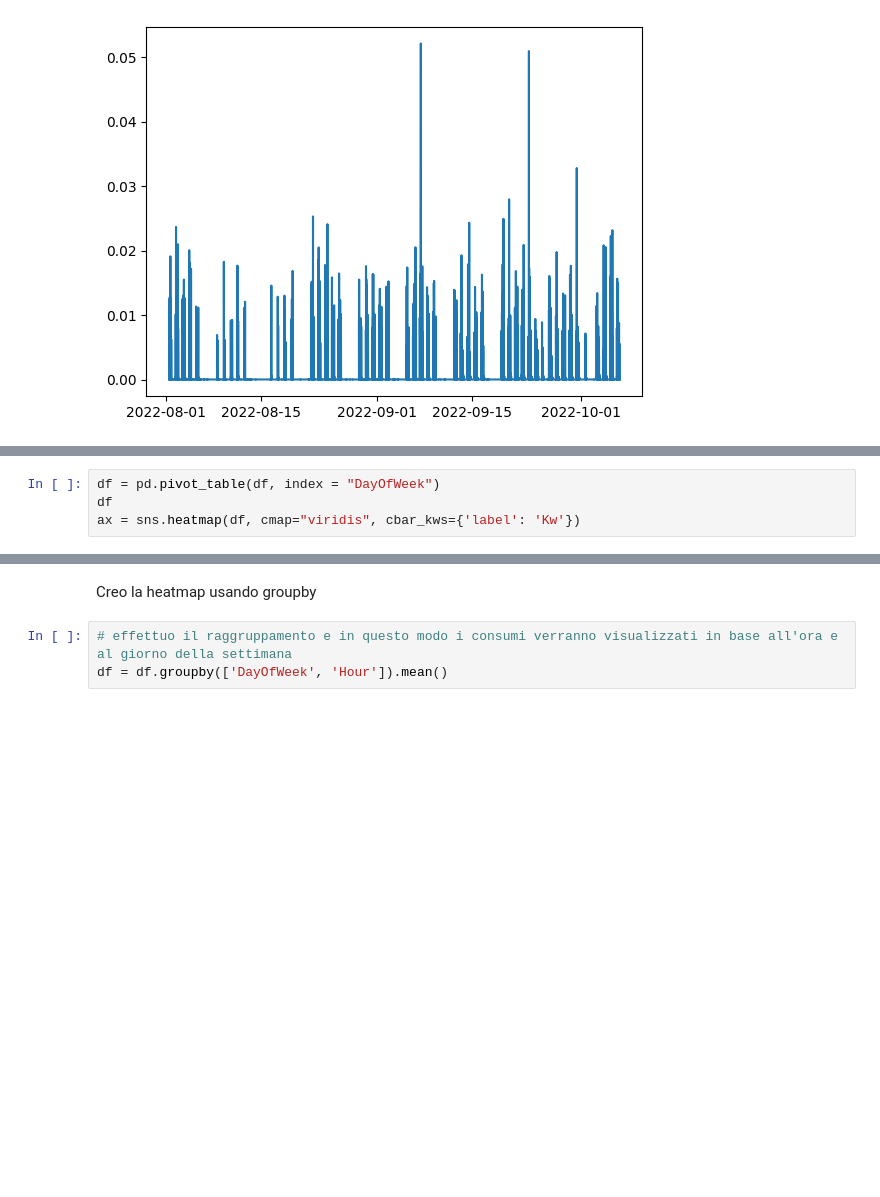
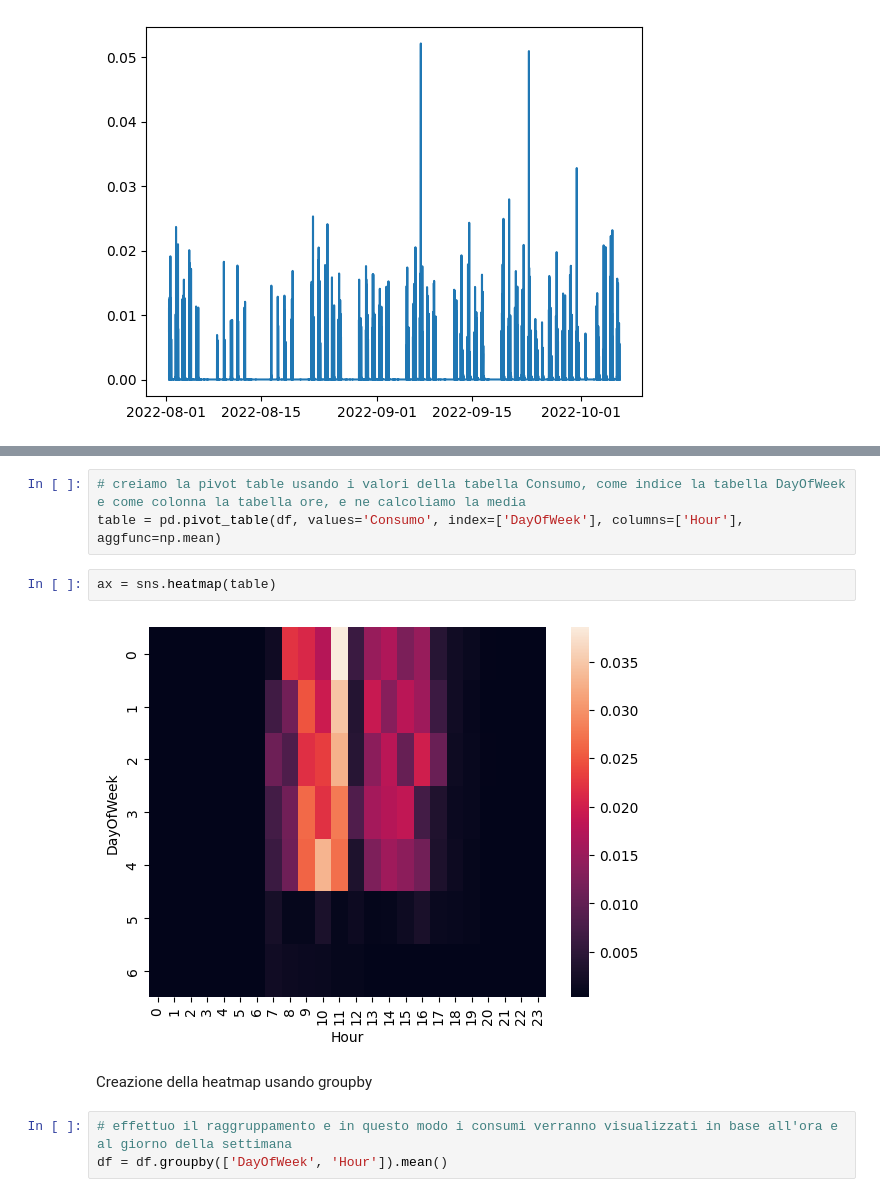
Before and after one commit to Marawan89/bigData_project, a Jupyter notebook: coffee_machine_heatmap.ipynb, the cells around one changed output, grey strips where cells are left out. Cells and saved outputs as stored; diff of their text form; blank space fills up the shorter version.

Commit message:
figured out how to create the pivot table, and created the heatmap of it

```diff
--- a/coffee_machine_heatmap.ipynb
+++ b/coffee_machine_heatmap.ipynb
@@ -180,4 +173,0 @@ Prove della creazione della heatmap usando una pivot table
-# %%
-df = pd.pivot_table(df, index = "DayOfWeek")
-df
-ax = sns.heatmap(df, cmap="viridis", cbar_kws={'label': 'Kw'})
@@ -191,5 +174,12 @@ ax = sns.heatmap(df, cmap="viridis", cbar_kws={'label': 'Kw'})
+# %%
+# creiamo la pivot table usando i valori della tabella Consumo, come indice la tabella DayOfWeek e come colonna la tabella ore, e ne calcoliamo la media
+table = pd.pivot_table(df, values='Consumo', index=['DayOfWeek'], columns=['Hour'], aggfunc=np.mean)
+# %%
+ax = sns.heatmap(table)
+# %% [output]
+[figure, added]
 # %% [markdown]
-Creo la heatmap usando groupby
+Creazione della heatmap usando groupby
 # %%
 # effettuo il raggruppamento e in questo modo i consumi verranno visualizzati in base all'ora e al giorno della settimana
 df = df.groupby(['DayOfWeek', 'Hour']).mean()
```
Also changed, not shown: parts of 8 cells of this notebook.
